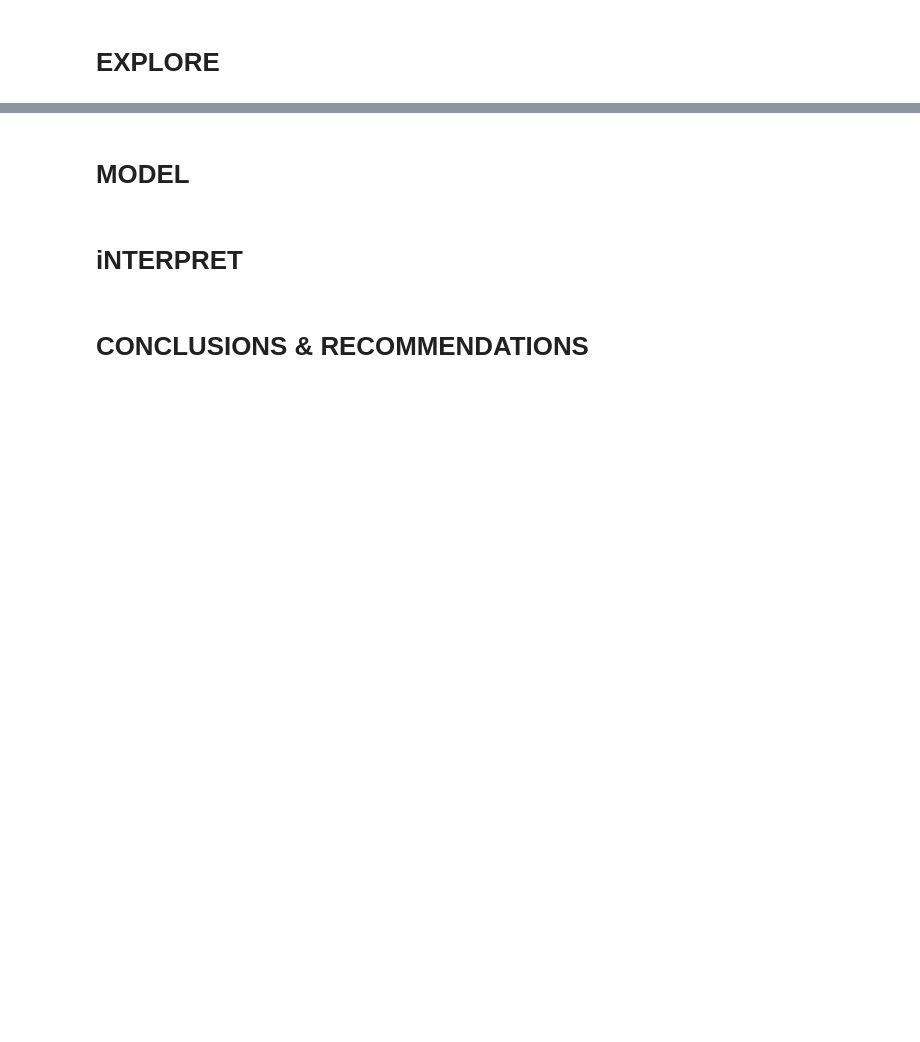
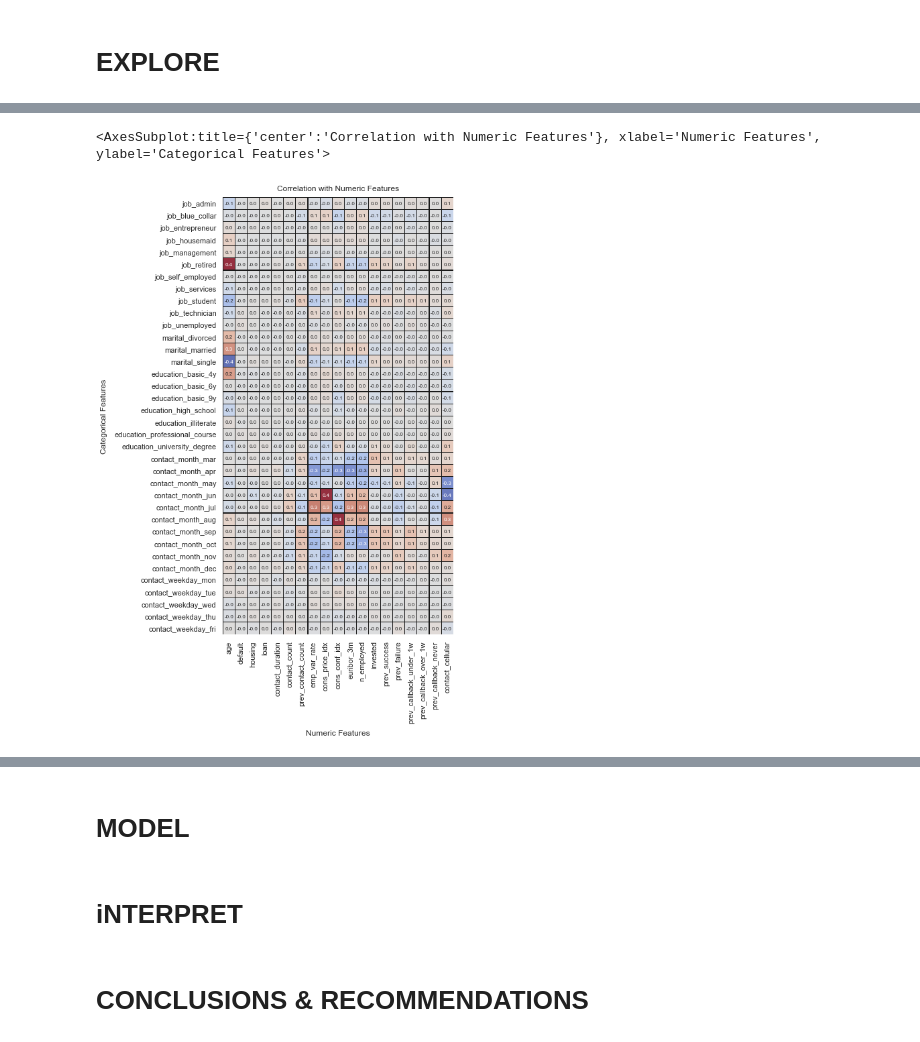
Before and after one commit to ndgigliotti/dsc-phase-3-project, a Jupyter notebook: index.ipynb, the cells around one changed output, grey strips where cells are left out. Saved outputs shown, nothing was run; the diff lists cells and outputs as text; code cells hidden in the pictures; blank space fills up the shorter version.

```diff
--- a/index.ipynb
+++ b/index.ipynb
@@ -289,0 +326,5 @@ del to_cat
+# %%
+plotting.cat_corr_heatmap(df, df.select_dtypes("category").columns, scale=.333, fmt=".1f")
+# %% [output]
+<AxesSubplot:title={'center':'Correlation with Numeric Features'}, xlabel='Numeric Features', ylabel='Categorical Features'>
+[figure, added]
```
Also changed, not shown: parts of 13 cells of this notebook, 1 other file.
